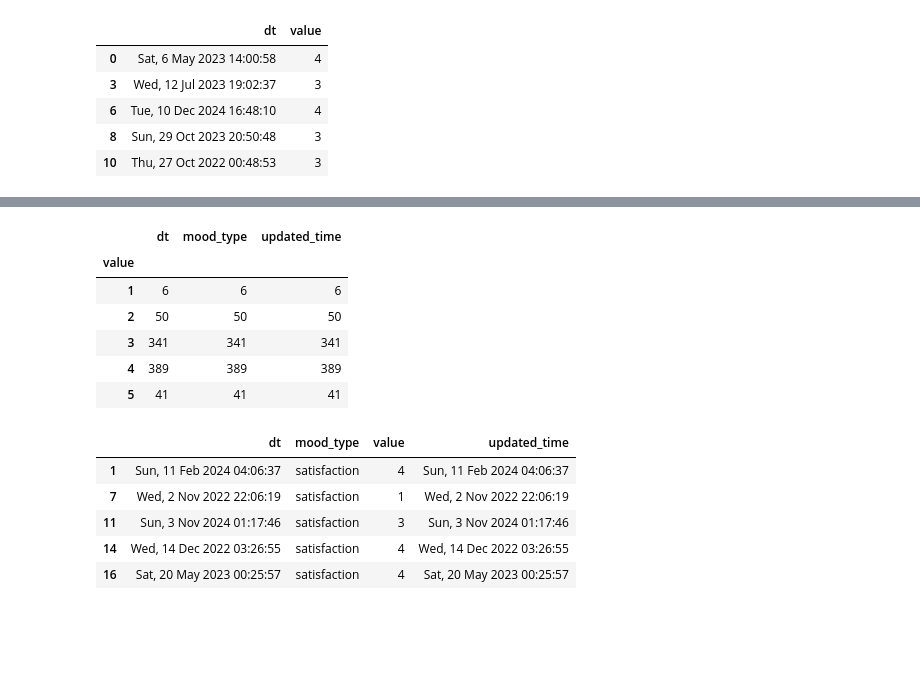
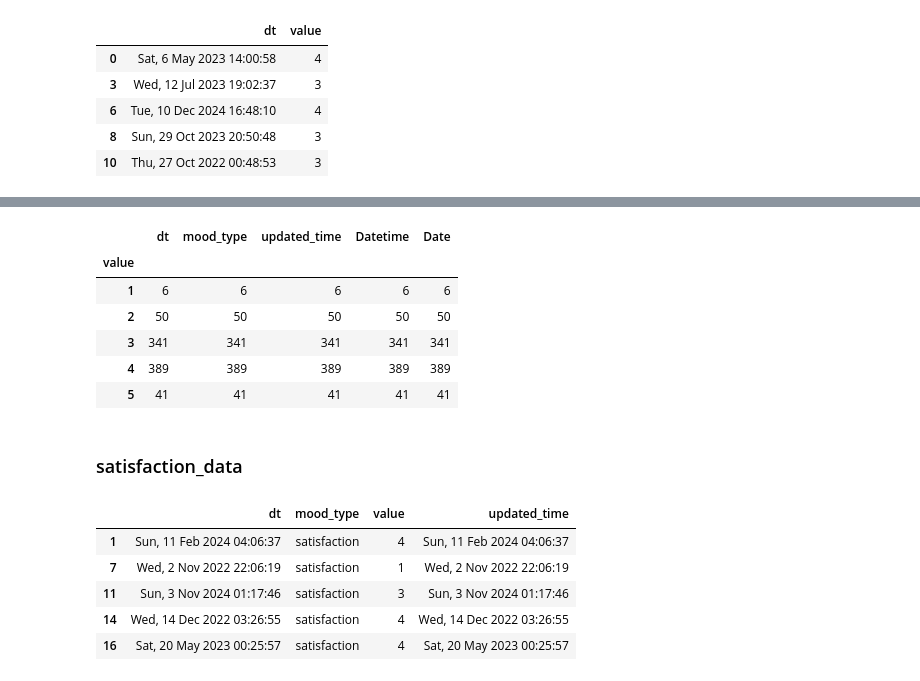
Before and after one commit to kaley-neufeld/Mental-Health-Project, a Jupyter notebook: mood data exploration.ipynb, the cells around one changed output, grey strips where cells are left out. Drawn from its saved outputs; the diff is of its cells as text; code cells hidden in the pictures; blank space fills up the shorter version.

Commit message:
working on date discrepancy, still

```diff
--- a/mood data exploration.ipynb
+++ b/mood data exploration.ipynb
@@ -79,3 +90,3 @@ feeling_data.groupby("value").count()
 # %%
-# looking at motivation
-motivation_data = mood_data[mood_data['mood_type'] == 'motivation']
+motivation_df = mood_data[mood_data['mood_type'] == 'motivation']
+motivation_df.head()
@@ -81,0 +100,6 @@ motivation_data = mood_data[mood_data['mood_type'] == 'motivation']
+# %%
+motivation_df['Datetime'] = pd.to_datetime(motivation_df.dt)
+motivation_df['Date'] = motivation_df['Datetime'].dt.date
+
+#just looking, this doesn't save the sort
+motivation_df.sort_values('dt',ascending=False).head()
@@ -82,11 +123,13 @@ motivation_data = mood_data[mood_data['mood_type'] == 'motivation']
 # %%
-motivation_data.groupby('value').count()
+motivation_df.groupby('value').count()
 # %% [output]
-|  | dt | mood_type | updated_time |
-| value |  |  |  |
-| 1 | 6 | 6 | 6 |
-| 2 | 50 | 50 | 50 |
-| 3 | 341 | 341 | 341 |
-| 4 | 389 | 389 | 389 |
-| 5 | 41 | 41 | 41 |
+|  | dt | mood_type | updated_time | Datetime | Date |
+| value |  |  |  |  |  |
+| 1 | 6 | 6 | 6 | 6 | 6 |
+| 2 | 50 | 50 | 50 | 50 | 50 |
+| 3 | 341 | 341 | 341 | 341 | 341 |
+| 4 | 389 | 389 | 389 | 389 | 389 |
+| 5 | 41 | 41 | 41 | 41 | 41 |
+# %% [markdown]
+### satisfaction_data
 # %%
```
Also changed, not shown: parts of 30 cells of this notebook, 1 other file.
